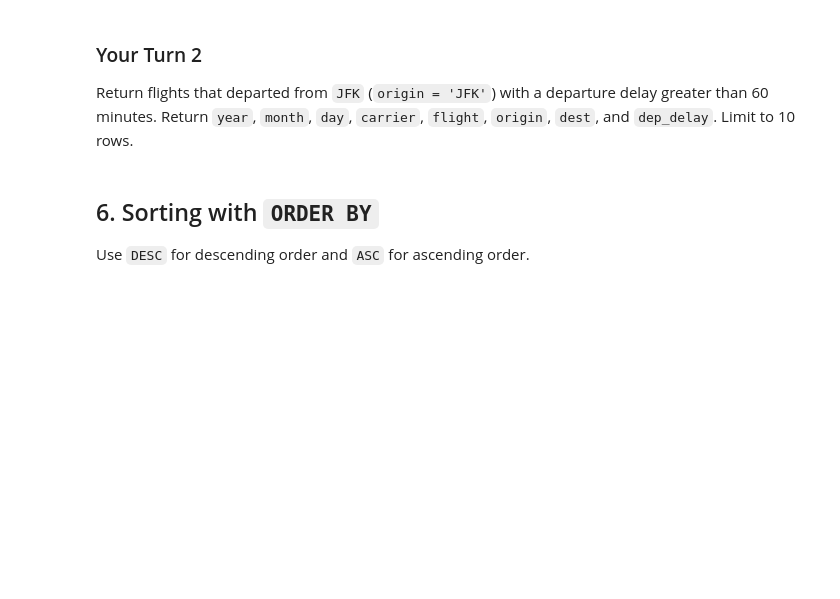
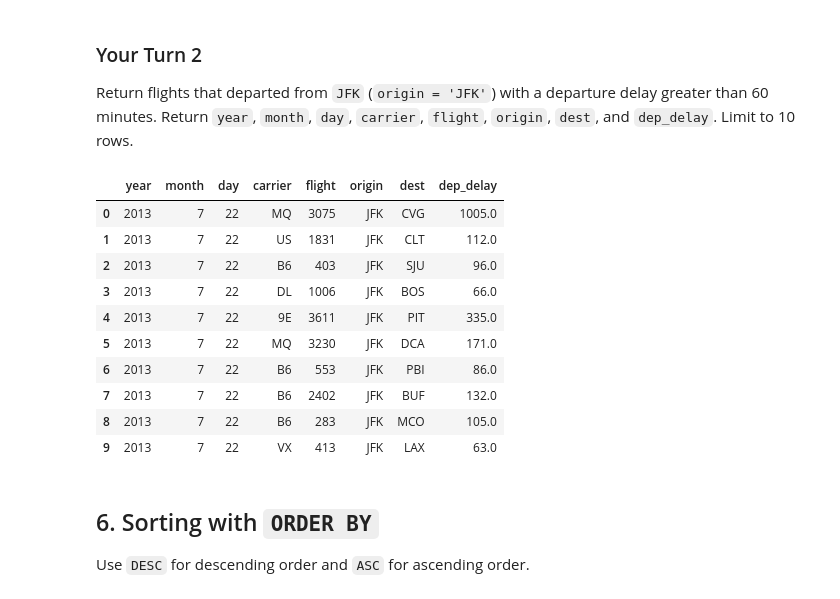
Before and after one commit to Shwesein/ban6003-module9-shwesein, a Jupyter notebook: notebooks/module9_neon_sql_fundamentals_guided_lab.ipynb, the cells around one changed output. Cells and saved outputs as stored; diff of their text form; code cells hidden in the pictures; blank space fills up the shorter version.

```diff
--- a/notebooks/module9_neon_sql_fundamentals_guided_lab.ipynb
+++ b/notebooks/module9_neon_sql_fundamentals_guided_lab.ipynb
@@ -188,10 +268,26 @@ Return flights that departed from `JFK` (`origin = 'JFK'`) with a departure dela
 # %%
 # Your Turn 2
 query = """
-
+SELECT year, month, day, carrier, flight, origin, dest, dep_delay
+FROM flights
+WHERE origin = 'JFK'
+  AND dep_delay > 60
+LIMIT 10;
 """
 
 run_query(query, engine)
+# %% [output]
+|  | year | month | day | carrier | flight | origin | dest | dep_delay |
+| 0 | 2013 | 7 | 22 | MQ | 3075 | JFK | CVG | 1005.0 |
+| 1 | 2013 | 7 | 22 | US | 1831 | JFK | CLT | 112.0 |
+| 2 | 2013 | 7 | 22 | B6 | 403 | JFK | SJU | 96.0 |
+| 3 | 2013 | 7 | 22 | DL | 1006 | JFK | BOS | 66.0 |
+| 4 | 2013 | 7 | 22 | 9E | 3611 | JFK | PIT | 335.0 |
+| 5 | 2013 | 7 | 22 | MQ | 3230 | JFK | DCA | 171.0 |
+| 6 | 2013 | 7 | 22 | B6 | 553 | JFK | PBI | 86.0 |
+| 7 | 2013 | 7 | 22 | B6 | 2402 | JFK | BUF | 132.0 |
+| 8 | 2013 | 7 | 22 | B6 | 283 | JFK | MCO | 105.0 |
+| 9 | 2013 | 7 | 22 | VX | 413 | JFK | LAX | 63.0 |
 # %% [markdown]
 ## 6. Sorting with `ORDER BY`
 
```
Also changed, not shown: parts of 40 cells of this notebook, 2 other files.
